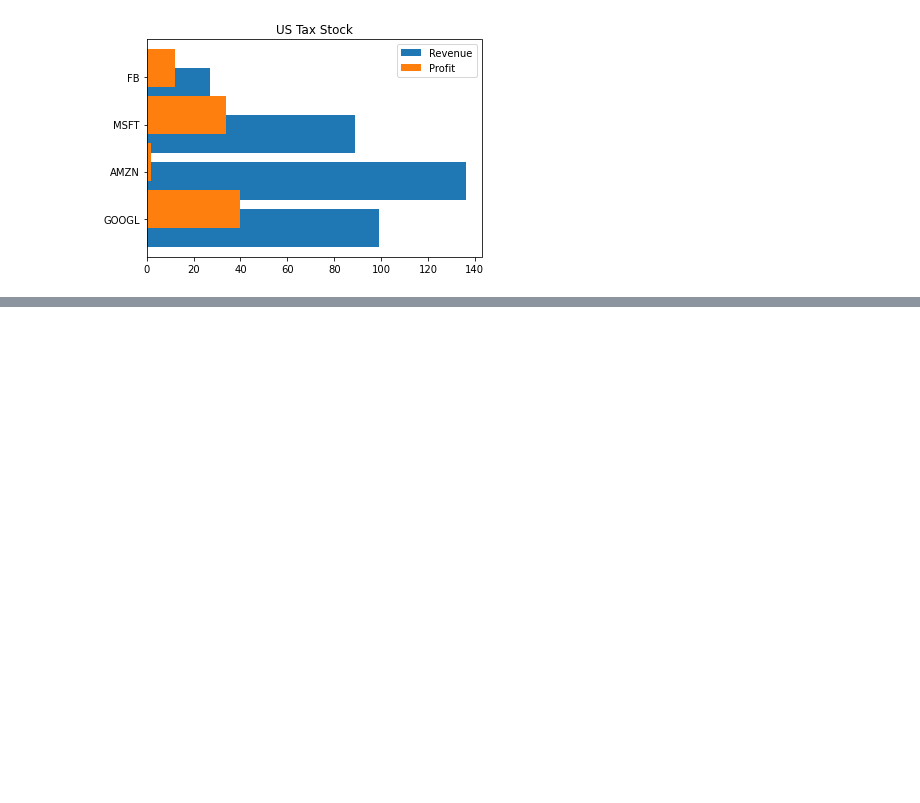
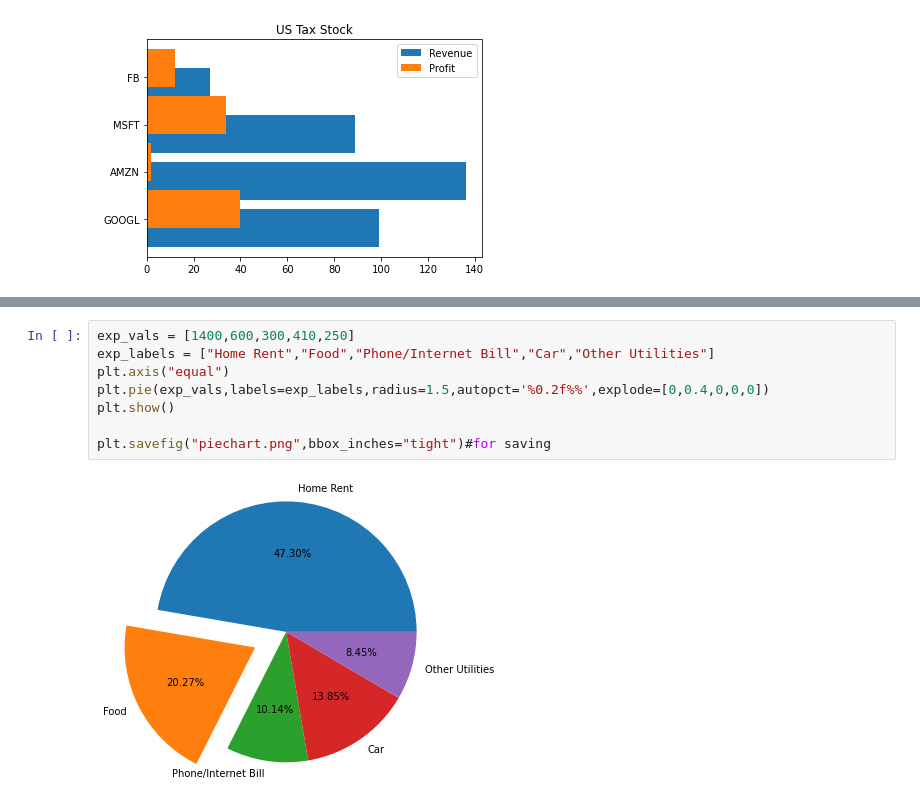
Before and after one commit to As-anonymus/Matplotlib-Basic, a Jupyter notebook: Untitled1.ipynb, the cells around one changed output, grey strips where cells are left out. Saved outputs shown, nothing was run; the diff lists cells and outputs as text; blank space fills up the shorter version.

```diff
--- a/Untitled1.ipynb
+++ b/Untitled1.ipynb
@@ -82,0 +99,10 @@ plt.legend()
+# %%
+exp_vals = [1400,600,300,410,250]
+exp_labels = ["Home Rent","Food","Phone/Internet Bill","Car","Other Utilities"]
+plt.axis("equal")
+plt.pie(exp_vals,labels=exp_labels,radius=1.5,autopct='%0.2f%%',explode=[0,0.4,0,0,0])
+plt.show()
+
+plt.savefig("piechart.png",bbox_inches="tight")#for saving
+# %% [output]
+[figure, added]
```
Also changed, not shown: parts of 2 cells of this notebook.
